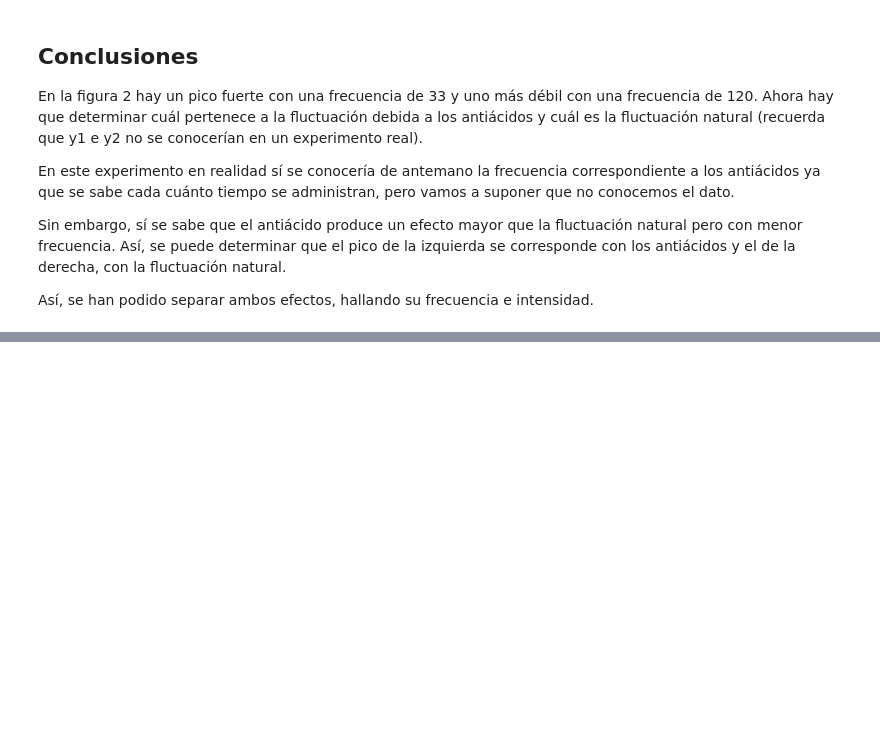
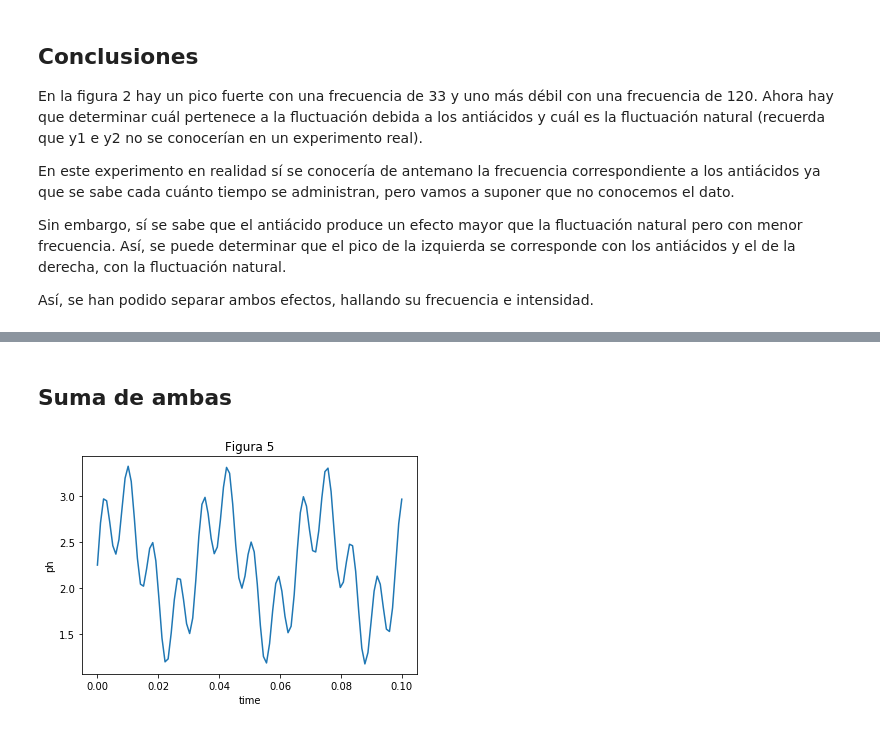
Before and after one commit to javfer98/Accelerated_Advanced_Python_weeks3_4, a Jupyter notebook: Fourier_ejemplo_mio.ipynb, the cells around one changed output, grey strips where cells are left out. Drawn from its saved outputs; the diff is of its cells as text; code cells hidden in the pictures; blank space fills up the shorter version.

```diff
--- a/Fourier_ejemplo_mio.ipynb
+++ b/Fourier_ejemplo_mio.ipynb
@@ -83,0 +187,16 @@ Así, se han podido separar ambos efectos, hallando su frecuencia e intensidad.
+# %% [markdown]
+## Suma de ambas
+# %%
+#para hacer la suma de ambas hay que añadir el nivel de continua (ordenada en el origen)
+
+y_reconstruida = y1_obtenida + y2_obtenida + np.sqrt(2.0/N * np.abs(y_f[0]))
+
+plotter.plot(x, y_reconstruida) #se representa amplitud de la señal frente al tiempo
+plotter.xlabel('time')
+plotter.ylabel('ph')
+plotter.axis('tight')
+plotter.title("Figura 5")
+# plt.grid()
+plotter.show() #esto hace que el gráfico aparezca en pantalla
+# %% [output]
+[figure, added]
```
Also changed, not shown: parts of 15 cells of this notebook.
